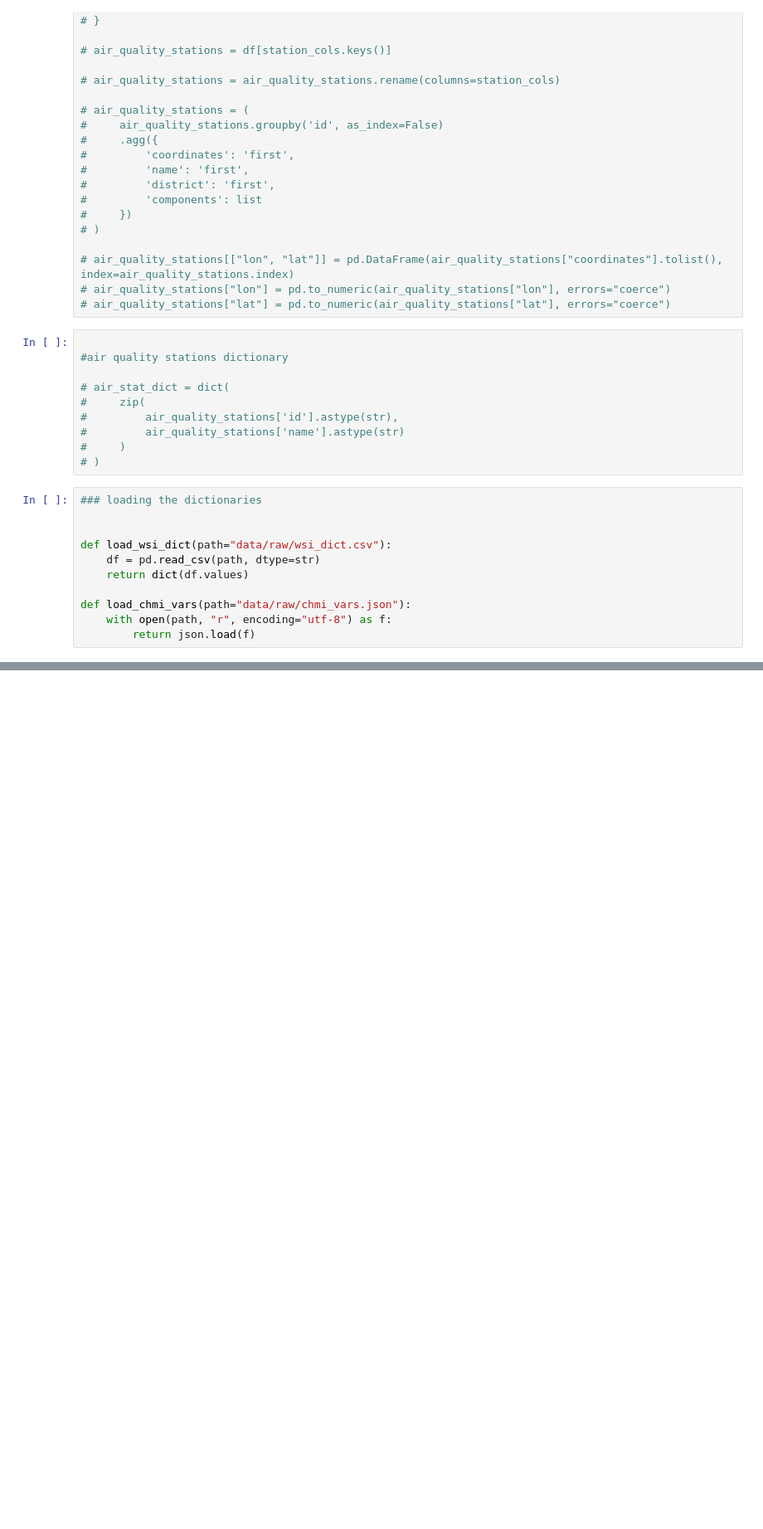
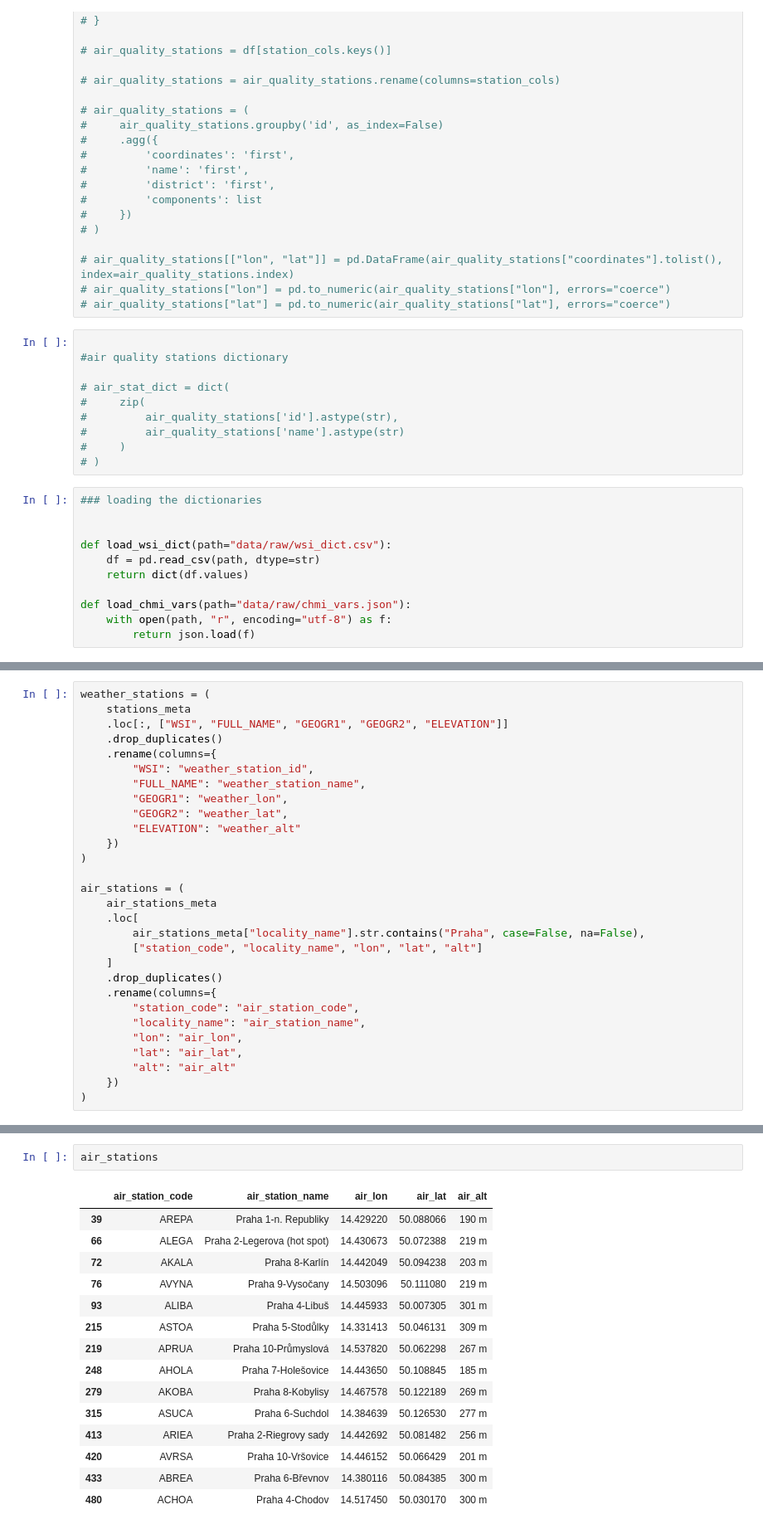
Before and after one commit to jayjay7788/Data-Processing-in-Python---Project, a Jupyter notebook: notebooks/data processing draft.ipynb, the cells around one changed output, grey strips where cells are left out. Shown at 83% size. Drawn from its saved outputs; the diff is of its cells as text; blank space fills up the shorter version.

Commit message:
Add location matching of stations

```diff
--- a/notebooks/data processing draft.ipynb
+++ b/notebooks/data processing draft.ipynb
@@ -378,0 +455,29 @@ def load_chmi_vars(path="data/raw/chmi_vars.json"):
+# %%
+weather_stations = (
+    stations_meta
+    .loc[:, ["WSI", "FULL_NAME", "GEOGR1", "GEOGR2", "ELEVATION"]]
+    .drop_duplicates()
+    .rename(columns={
+        "WSI": "weather_station_id",
+        "FULL_NAME": "weather_station_name",
+        "GEOGR1": "weather_lon",
+        "GEOGR2": "weather_lat",
+        "ELEVATION": "weather_alt"
+    })
+)
+
+air_stations = (
+    air_stations_meta
+    .loc[
+        air_stations_meta["locality_name"].str.contains("Praha", case=False, na=False),
+        ["station_code", "locality_name", "lon", "lat", "alt"]
+    ]
+    .drop_duplicates()
+    .rename(columns={
+        "station_code": "air_station_code",
+        "locality_name": "air_station_name",
+        "lon": "air_lon",
+        "lat": "air_lat",
+        "alt": "air_alt"
+    })
+)
@@ -378,0 +508,18 @@ def load_chmi_vars(path="data/raw/chmi_vars.json"):
+# %%
+air_stations
+# %% [output]
+|  | air_station_code | air_station_name | air_lon | air_lat | air_alt |
+| 39 | AREPA | Praha 1-n. Republiky | 14.429220 | 50.088066 | 190 m |
+| 66 | ALEGA | Praha 2-Legerova (hot spot) | 14.430673 | 50.072388 | 219 m |
+| 72 | AKALA | Praha 8-Karlín | 14.442049 | 50.094238 | 203 m |
+| 76 | AVYNA | Praha 9-Vysočany | 14.503096 | 50.111080 | 219 m |
+| 93 | ALIBA | Praha 4-Libuš | 14.445933 | 50.007305 | 301 m |
+| 215 | ASTOA | Praha 5-Stodůlky | 14.331413 | 50.046131 | 309 m |
+| 219 | APRUA | Praha 10-Průmyslová | 14.537820 | 50.062298 | 267 m |
+| 248 | AHOLA | Praha 7-Holešovice | 14.443650 | 50.108845 | 185 m |
+| 279 | AKOBA | Praha 8-Kobylisy | 14.467578 | 50.122189 | 269 m |
+| 315 | ASUCA | Praha 6-Suchdol | 14.384639 | 50.126530 | 277 m |
+| 413 | ARIEA | Praha 2-Riegrovy sady | 14.442692 | 50.081482 | 256 m |
+| 420 | AVRSA | Praha 10-Vršovice | 14.446152 | 50.066429 | 201 m |
+| 433 | ABREA | Praha 6-Břevnov | 14.380116 | 50.084385 | 300 m |
+| 480 | ACHOA | Praha 4-Chodov | 14.517450 | 50.030170 | 300 m |
```
Also changed, not shown: parts of 9 cells of this notebook.
